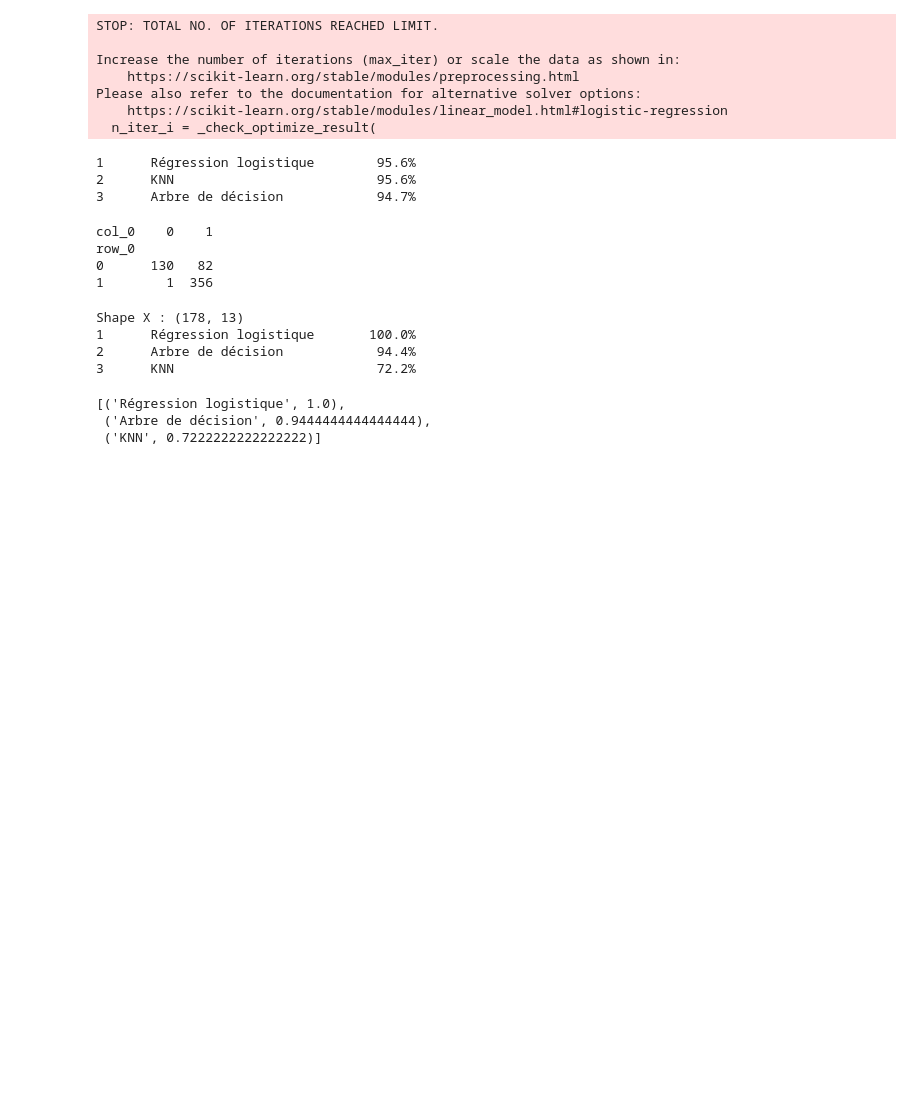
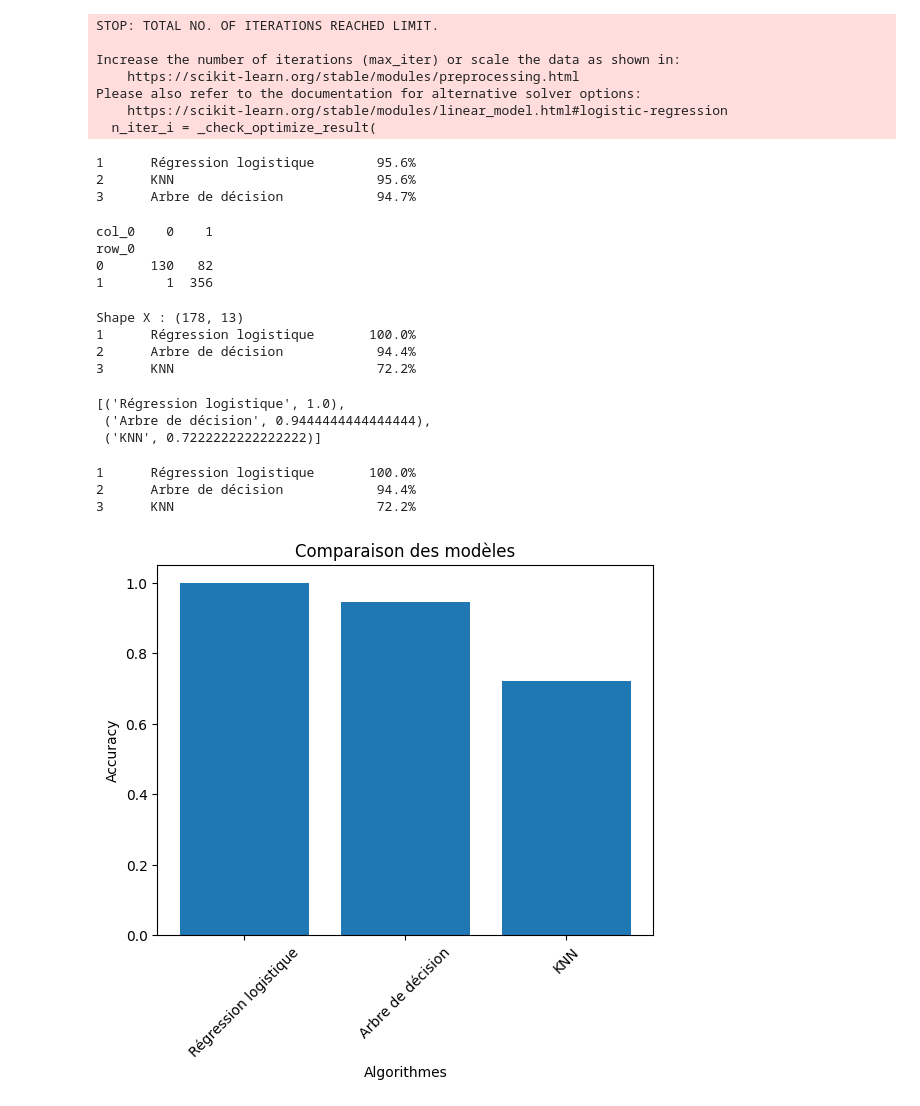
Before and after one commit to amanilayouni/arene-des-algos--Amani_LAYOUNI-, a Jupyter notebook: arene_ml.ipynb, the cells around one changed output. Drawn from its saved outputs; the diff is of its cells as text; code cells hidden in the pictures; blank space fills up the shorter version.

Commit message:
feat(visualization): bar chart + confusion matrix for best model

```diff
--- a/arene_ml.ipynb
+++ b/arene_ml.ipynb
@@ -232,0 +237,19 @@ Shape X : (178, 13)
+# %%
+res = arene(X_train, X_test, y_train, y_test)
+# %% [output]
+1      Régression logistique       100.0%
+2      Arbre de décision            94.4%
+3      KNN                          72.2%
+# %%
+names = [x[0] for x in res]
+scores = [x[1] for x in res]
+
+plt.figure()
+plt.bar(names, scores)
+plt.title("Comparaison des modèles")
+plt.xlabel("Algorithmes")
+plt.ylabel("Accuracy")
+plt.xticks(rotation=45)
+plt.show()
+# %% [output]
+[figure, added]
```
Also changed, not shown: parts of 3 cells of this notebook.
